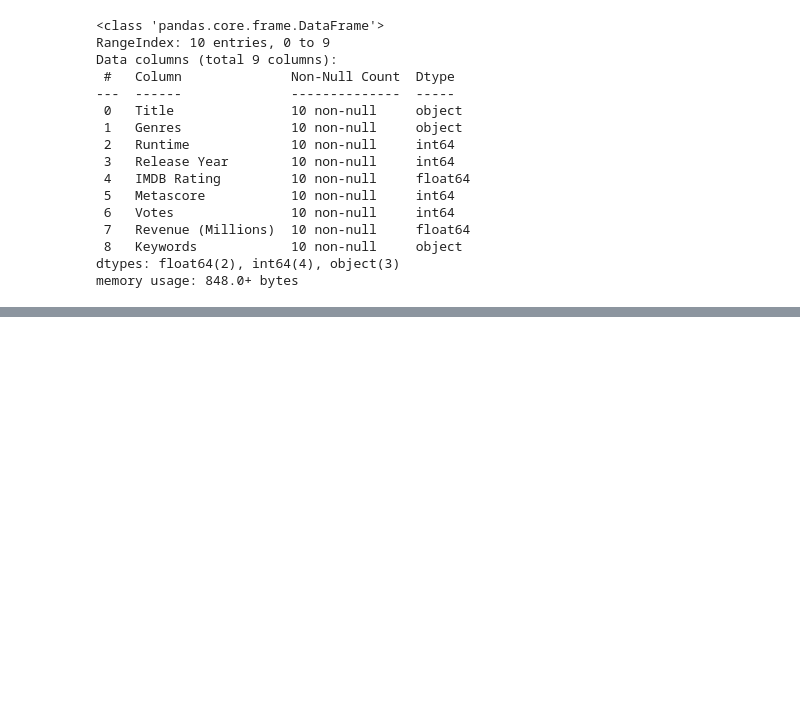
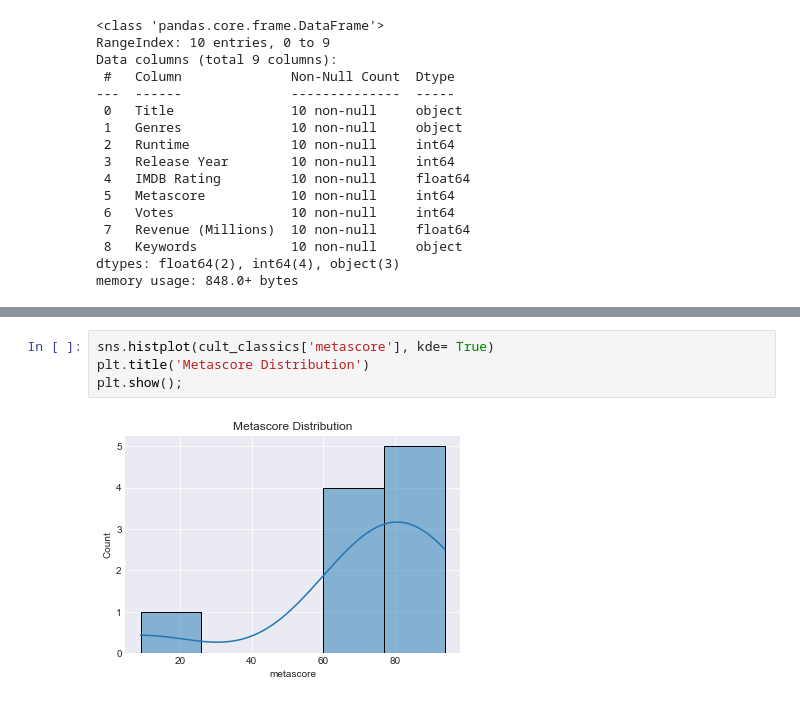
Before and after one commit to Assesa44/what_makes_a_cult_classic, a Jupyter notebook: notebook.ipynb, the cells around one changed output, grey strips where cells are left out. Drawn from its saved outputs; the diff is of its cells as text; blank space fills up the shorter version.

```diff
--- a/notebook.ipynb
+++ b/notebook.ipynb
@@ -142,0 +200,6 @@ The code above provides us the statistical summary of all the numerical columns
+# %%
+sns.histplot(cult_classics['metascore'], kde= True)
+plt.title('Metascore Distribution')
+plt.show();
+# %% [output]
+[figure, added]
```
Also changed, not shown: parts of 15 cells of this notebook.
